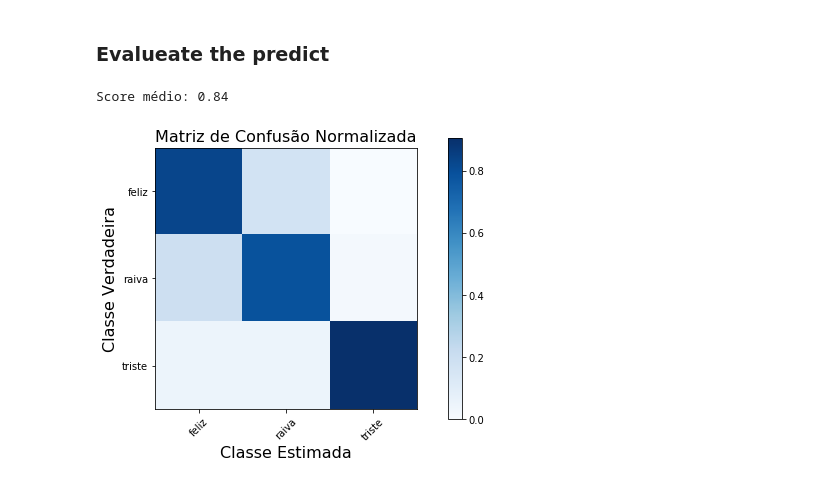
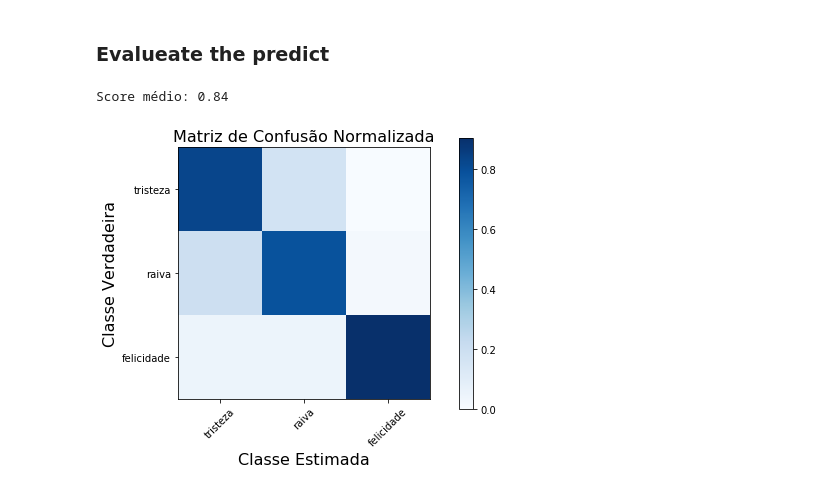
Before and after one commit to thiagomarquesrocha/Kaio-machine-learning-human-face-detection, a Jupyter notebook: server/classify_who_is_notebook.ipynb, the cells around one changed output. Cells and saved outputs as stored; diff of their text form; code cells hidden in the pictures.

```diff
--- a/server/classify_who_is_notebook.ipynb
+++ b/server/classify_who_is_notebook.ipynb
@@ -413,11 +413,11 @@ Vc parece estar triste! :(
 # %%
 from confusion_matrix import evaluate
 from data import get_evaluate
 
 #X_train, y_train, X_test, y_test = get_evaluate()
 #print len(X_train), len(y_train), len(X_test), len(y_test)
 
-evaluate(X_train, y_train, X_test, y_test, vencedor, ['feliz', 'raiva', 'triste'])
+evaluate(X_train, y_train, X_test, y_test, vencedor, ['tristeza', 'raiva', 'felicidade'])
 # %% [output]
 Score médio: 0.84
-[figure, old version]
+[figure, new version]
```
Also changed, not shown: parts of 2 cells of this notebook, 3 other files.
